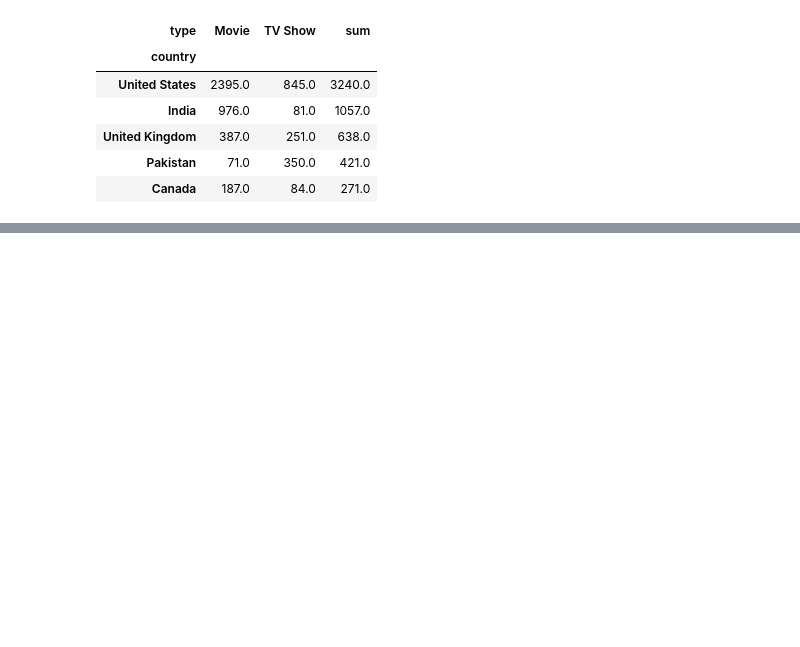
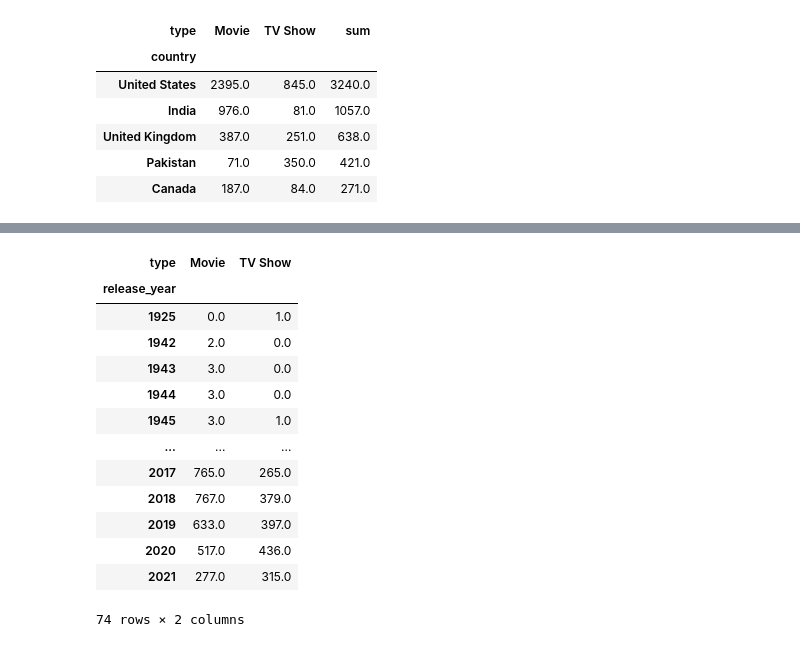
Before and after one commit to umais2005/Netflix-Analysis, a Jupyter notebook: Netflix EDA.ipynb, the cells around one changed output, grey strips where cells are left out. Cells and saved outputs as stored; diff of their text form; code cells hidden in the pictures; blank space fills up the shorter version.

```diff
--- a/Netflix EDA.ipynb
+++ b/Netflix EDA.ipynb
@@ -155,0 +184,18 @@ country['sum'].plot.pie()
+# %%
+year_type = year_type.unstack().fillna(0)
+year_type
+# %% [output]
+| type | Movie | TV Show |
+| release_year |  |  |
+| 1925 | 0.0 | 1.0 |
+| 1942 | 2.0 | 0.0 |
+| 1943 | 3.0 | 0.0 |
+| 1944 | 3.0 | 0.0 |
+| 1945 | 3.0 | 1.0 |
+| ... | ... | ... |
+| 2017 | 765.0 | 265.0 |
+| 2018 | 767.0 | 379.0 |
+| 2019 | 633.0 | 397.0 |
+| 2020 | 517.0 | 436.0 |
+| 2021 | 277.0 | 315.0 |
+74 rows × 2 columns
```
Also changed, not shown: parts of 9 cells of this notebook.
